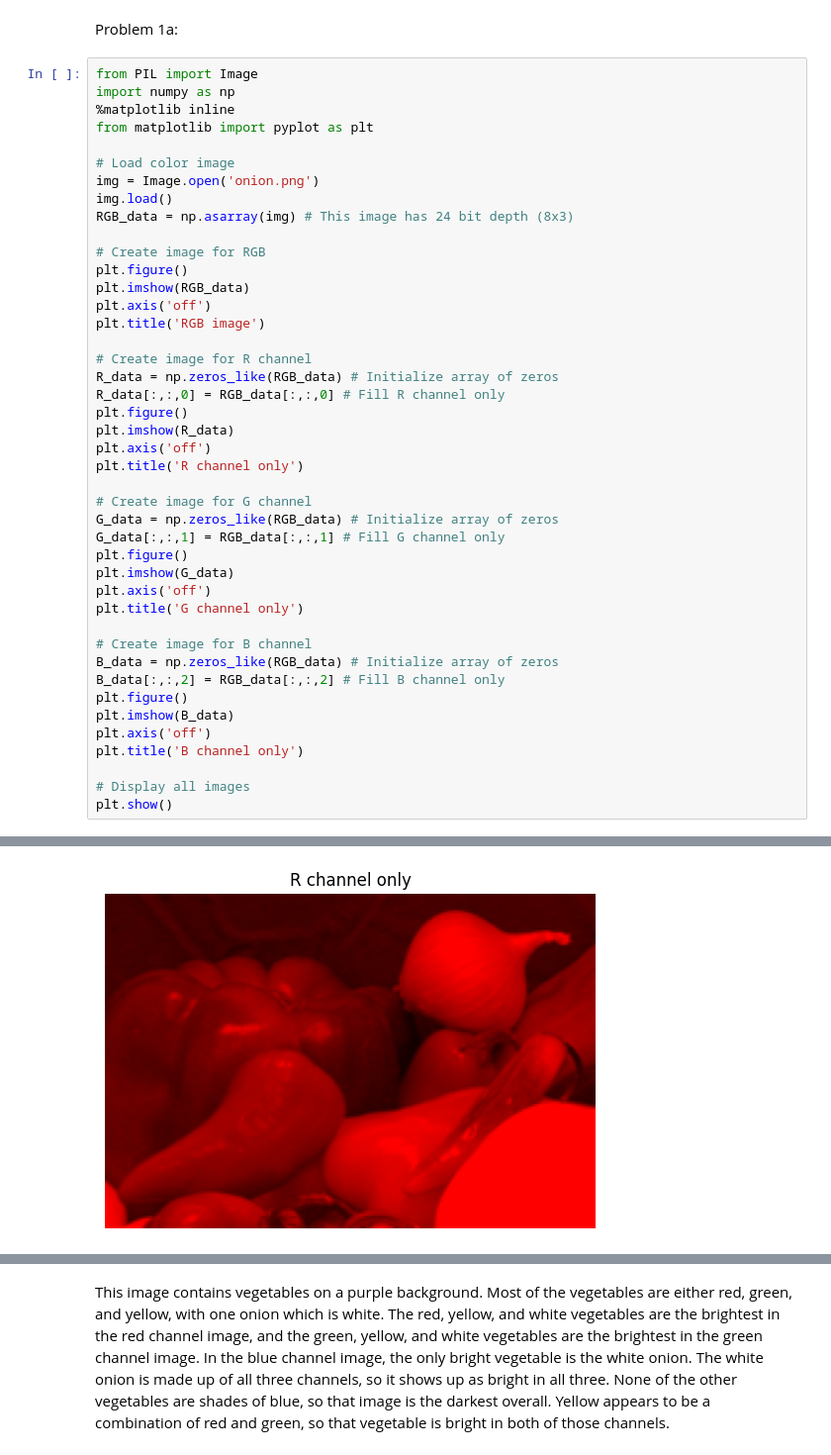
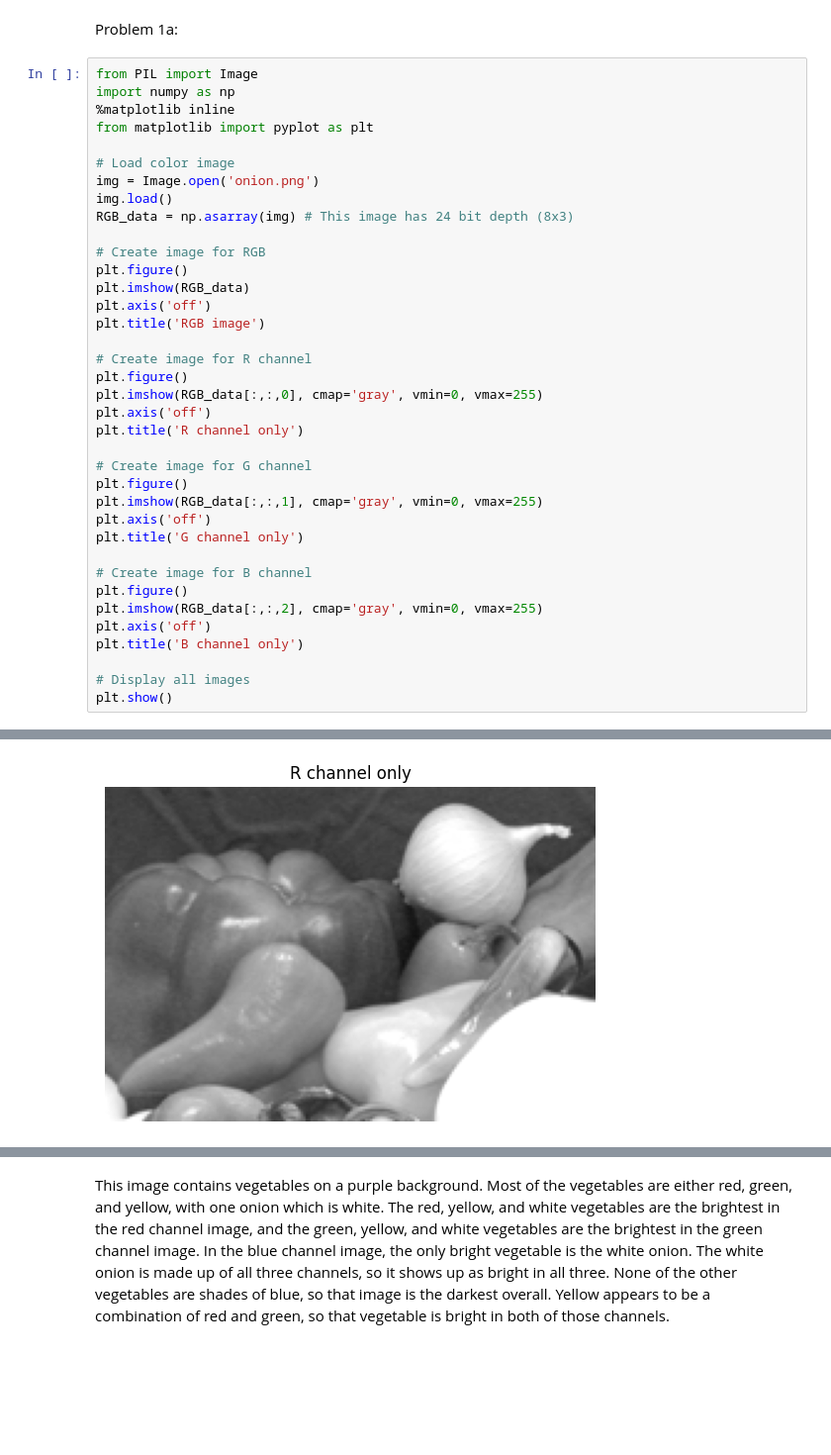
Before and after one commit to NMakarov97/ECE-GY-6123, a Jupyter notebook: HW1/ECE-6123 HW1.ipynb, the cells around one changed output, grey strips where cells are left out. Shown: that part at 99% size. Drawn from its saved outputs; the diff is of its cells as text; blank space fills up the shorter version.

Commit message:
Change the single channel images to display gray-scale

```diff
--- a/HW1/ECE-6123 HW1.ipynb
+++ b/HW1/ECE-6123 HW1.ipynb
@@ -14,40 +14,34 @@ from matplotlib import pyplot as plt
 # Load color image
 img = Image.open('onion.png')
 img.load()
 RGB_data = np.asarray(img) # This image has 24 bit depth (8x3)
 
 # Create image for RGB
 plt.figure()
 plt.imshow(RGB_data)
 plt.axis('off')
 plt.title('RGB image')
 
 # Create image for R channel
-R_data = np.zeros_like(RGB_data) # Initialize array of zeros
-R_data[:,:,0] = RGB_data[:,:,0] # Fill R channel only
 plt.figure()
-plt.imshow(R_data)
+plt.imshow(RGB_data[:,:,0], cmap='gray', vmin=0, vmax=255)
 plt.axis('off')
 plt.title('R channel only')
 
 # Create image for G channel
-G_data = np.zeros_like(RGB_data) # Initialize array of zeros
-G_data[:,:,1] = RGB_data[:,:,1] # Fill G channel only
 plt.figure()
-plt.imshow(G_data)
+plt.imshow(RGB_data[:,:,1], cmap='gray', vmin=0, vmax=255)
 plt.axis('off')
 plt.title('G channel only')
 
 # Create image for B channel
-B_data = np.zeros_like(RGB_data) # Initialize array of zeros
-B_data[:,:,2] = RGB_data[:,:,2] # Fill B channel only
 plt.figure()
-plt.imshow(B_data)
+plt.imshow(RGB_data[:,:,2], cmap='gray', vmin=0, vmax=255)
 plt.axis('off')
 plt.title('B channel only')
 
 # Display all images
 plt.show()
 # %% [output]
 [figure]
-[figure, old version]
+[figure, new version]
```
Also changed, not shown: parts of 1 cell of this notebook.
